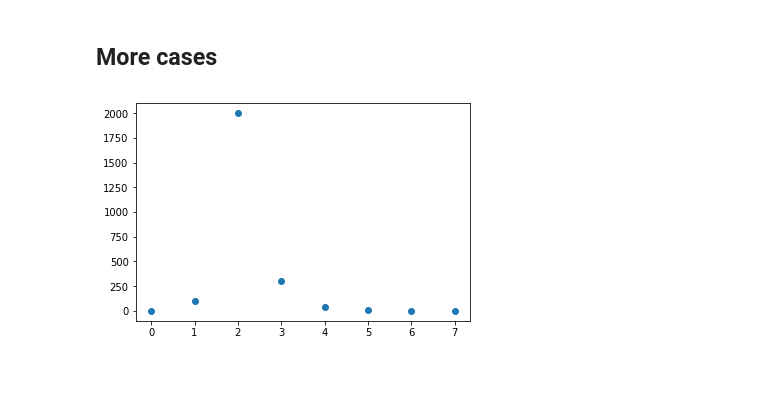
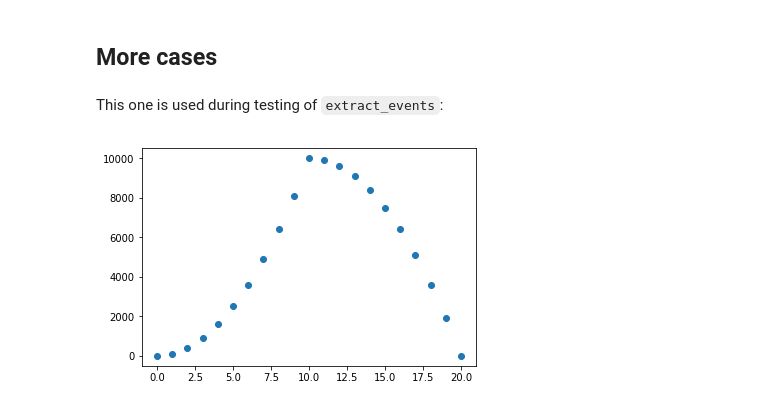
Before and after one commit to mion/shelf-analytics, a Jupyter notebook: notebooks/Extracting_in_out_events.ipynb, the cells around one changed output. Saved outputs shown, nothing was run; the diff lists cells and outputs as text; code cells hidden in the pictures; blank space fills up the shorter version.

Commit message:
Update notebooks with new signals

```diff
--- a/notebooks/Extracting_in_out_events.ipynb
+++ b/notebooks/Extracting_in_out_events.ipynb
@@ -72,4 +70,7 @@ from fixtures import iaot_signals
-# %%
-plot(iaot_signals[3][2])
-# %% [output]
-[figure, removed]
+# %% [markdown]
+This one is used during testing of `extract_events`:
+# %%
+iaot = np.array([0, 100, 400, 900, 1600, 2500, 3600, 4900, 6400, 8100, 10000, 9900, 9600, 9100, 8400, 7500, 6400, 5100, 3600, 1900, 0])
+plot(iaot)
+# %% [output]
+[figure, added]
```
Also changed, not shown: parts of 4 cells of this notebook, 1 other file.
